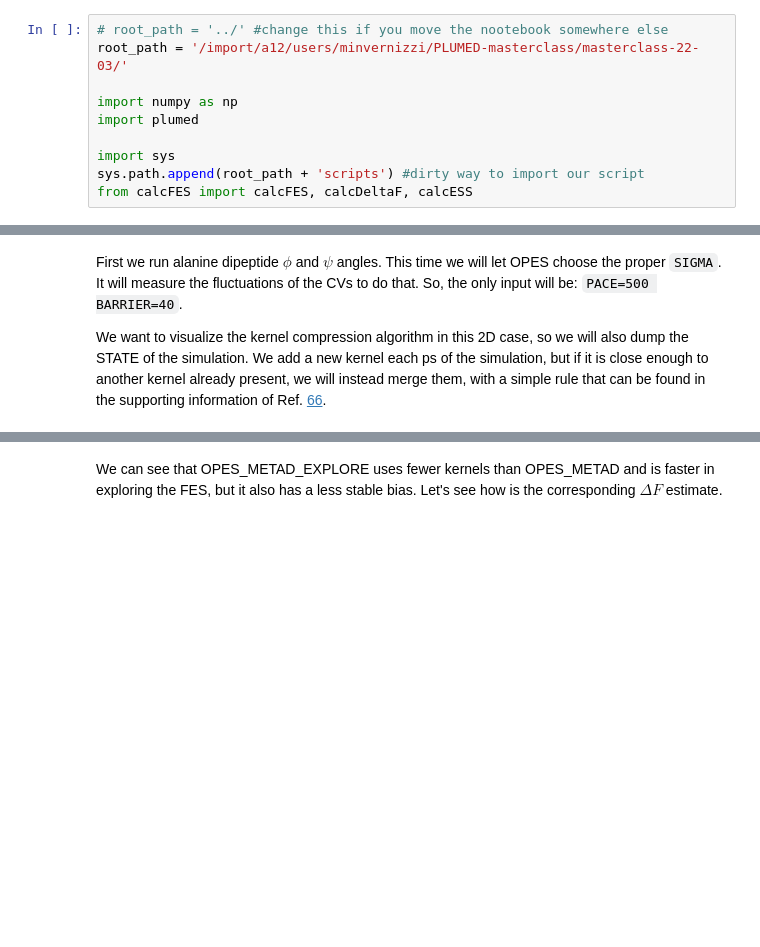
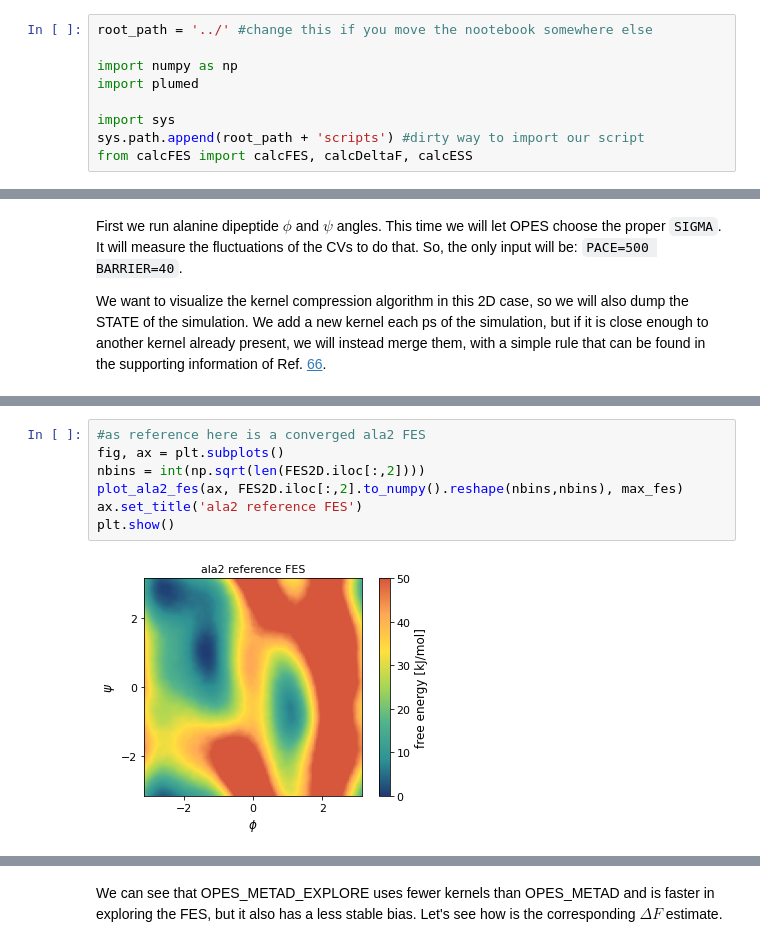
Before and after one commit to invemichele/masterclass-22-03, a Jupyter notebook: notebooks/2-opes_metad.ipynb, the cells around one changed output, grey strips where cells are left out. Drawn from its saved outputs; the diff is of its cells as text; blank space fills up the shorter version.

```diff
--- a/notebooks/2-opes_metad.ipynb
+++ b/notebooks/2-opes_metad.ipynb
@@ -4,8 +4,7 @@ We use [OPES_METAD](https://www.plumed.org/doc-v2.8/user-doc/html/_o_p_e_s__m_e_
 </br>
 The systems used are alanine dipeptide in vacuum (ala2), and alanine tetrapeptide in vacuum (ala4).
 # %%
-# root_path = '../' #change this if you move the nootebook somewhere else
-root_path = '/import/a12/users/minvernizzi/PLUMED-masterclass/masterclass-22-03/'
+root_path = '../' #change this if you move the nootebook somewhere else
 
 import numpy as np
 import plumed
@@ -270,6 +276,15 @@ def plot_ala2_fes(ax, fes, max_fes=40/KBT):
     ax.set_xlabel('$\phi$')
     ax.set_ylabel('$\psi$')
     return cb
+# %%
+#as reference here is a converged ala2 FES
+fig, ax = plt.subplots()
+nbins = int(np.sqrt(len(FES2D.iloc[:,2])))
+plot_ala2_fes(ax, FES2D.iloc[:,2].to_numpy().reshape(nbins,nbins), max_fes)
+ax.set_title('ala2 reference FES')
+plt.show()
+# %% [output]
+[figure, added]
 # %%
 #load both STATE files and the FES estimates
 def load_states(filename):
```
Also changed, not shown: parts of 13 cells of this notebook, 21 other files.
